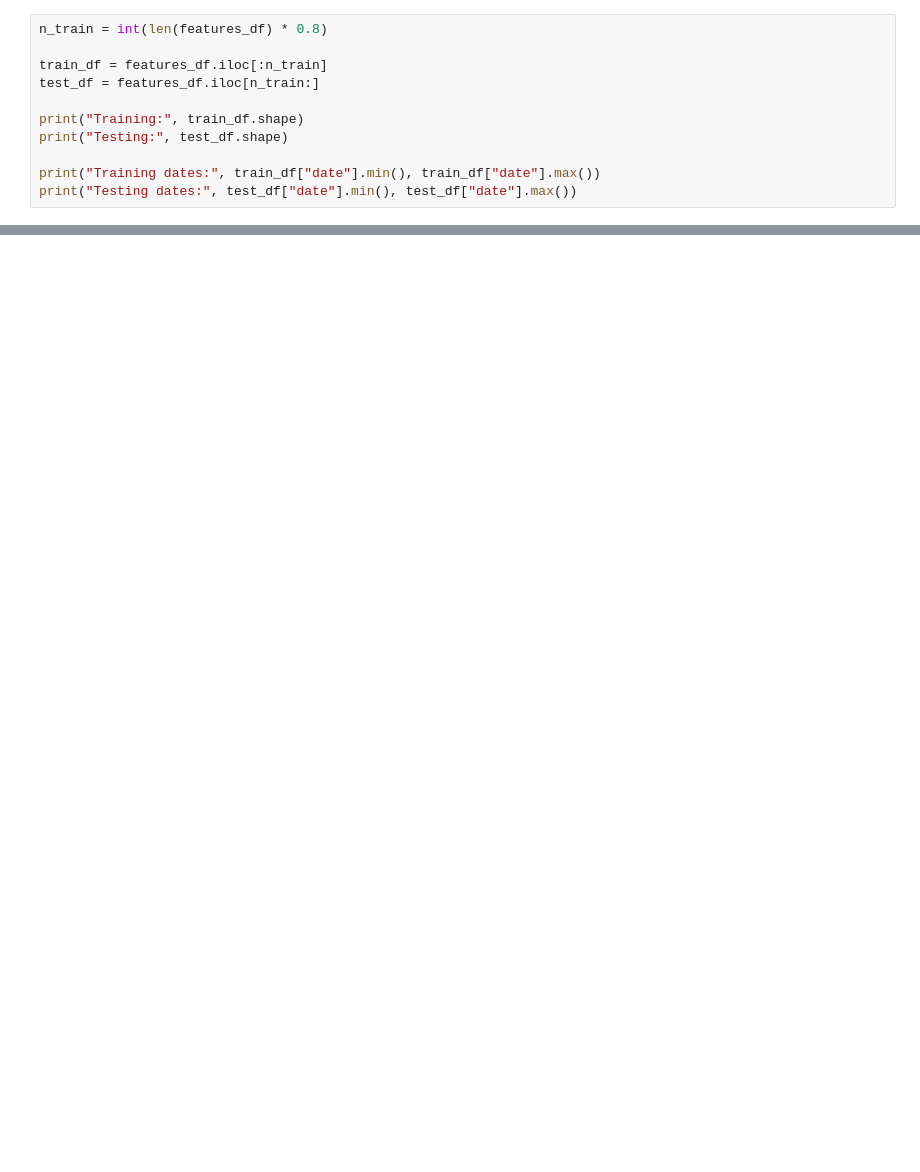
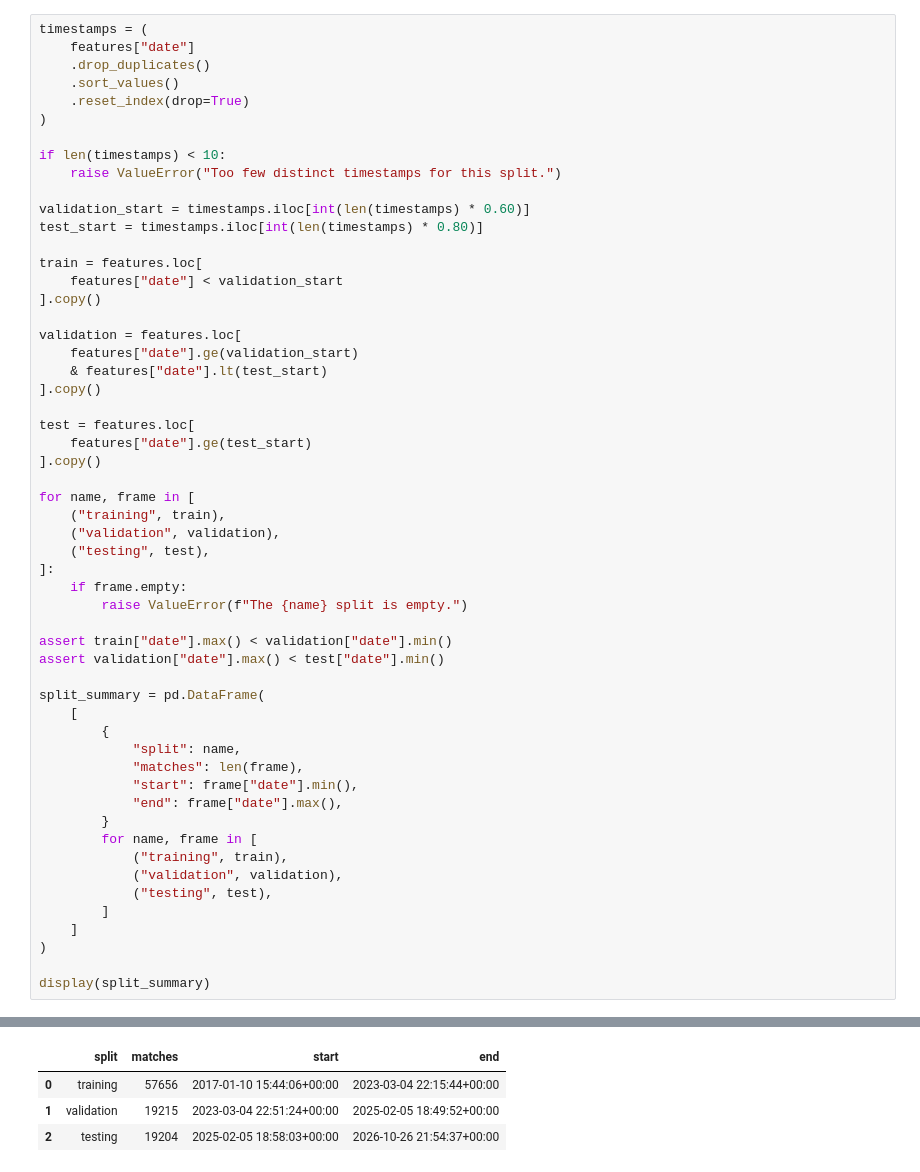
Before and after one commit to dophat1/lol-worlds-predictor, a Jupyter notebook: notebooks/03_baseline_model.ipynb, the cells around one changed output, grey strips where cells are left out. Cells and saved outputs as stored; diff of their text form; blank space fills up the shorter version.

```diff
--- a/notebooks/03_baseline_model.ipynb
+++ b/notebooks/03_baseline_model.ipynb
@@ -11,12 +116,56 @@ features_df = pd.read_csv(
 # %%
-n_train = int(len(features_df) * 0.8)
+timestamps = (
+    features["date"]
+    .drop_duplicates()
+    .sort_values()
+    .reset_index(drop=True)
+)
 
-train_df = features_df.iloc[:n_train]
-test_df = features_df.iloc[n_train:]
+if len(timestamps) < 10:
+    raise ValueError("Too few distinct timestamps for this split.")
 
-print("Training:", train_df.shape)
-print("Testing:", test_df.shape)
+validation_start = timestamps.iloc[int(len(timestamps) * 0.60)]
+test_start = timestamps.iloc[int(len(timestamps) * 0.80)]
 
-print("Training dates:", train_df["date"].min(), train_df["date"].max())
-print("Testing dates:", test_df["date"].min(), test_df["date"].max())
+train = features.loc[
+    features["date"] < validation_start
+].copy()
+
+validation = features.loc[
+    features["date"].ge(validation_start)
+    & features["date"].lt(test_start)
+].copy()
+
+test = features.loc[
+    features["date"].ge(test_start)
+].copy()
+
+for name, frame in [
+    ("training", train),
+    ("validation", validation),
+    ("testing", test),
+]:
+    if frame.empty:
+        raise ValueError(f"The {name} split is empty.")
+
+assert train["date"].max() < validation["date"].min()
+assert validation["date"].max() < test["date"].min()
+
+split_summary = pd.DataFrame(
+    [
+        {
+            "split": name,
+            "matches": len(frame),
+            "start": frame["date"].min(),
+            "end": frame["date"].max(),
+        }
+        for name, frame in [
+            ("training", train),
+            ("validation", validation),
+            ("testing", test),
+        ]
+    ]
+)
+
+display(split_summary)
 # %% [output]
@@ -26,0 +172,4 @@ Testing dates: 2025-02-05 17:07:40+00:00 2026-10-26 21:54:37+00:00
+|  | split | matches | start | end |
+| 0 | training | 57656 | 2017-01-10 15:44:06+00:00 | 2023-03-04 22:15:44+00:00 |
+| 1 | validation | 19215 | 2023-03-04 22:51:24+00:00 | 2025-02-05 18:49:52+00:00 |
+| 2 | testing | 19204 | 2025-02-05 18:58:03+00:00 | 2026-10-26 21:54:37+00:00 |
```
Also changed, not shown: parts of 23 cells of this notebook, 28 other files.
